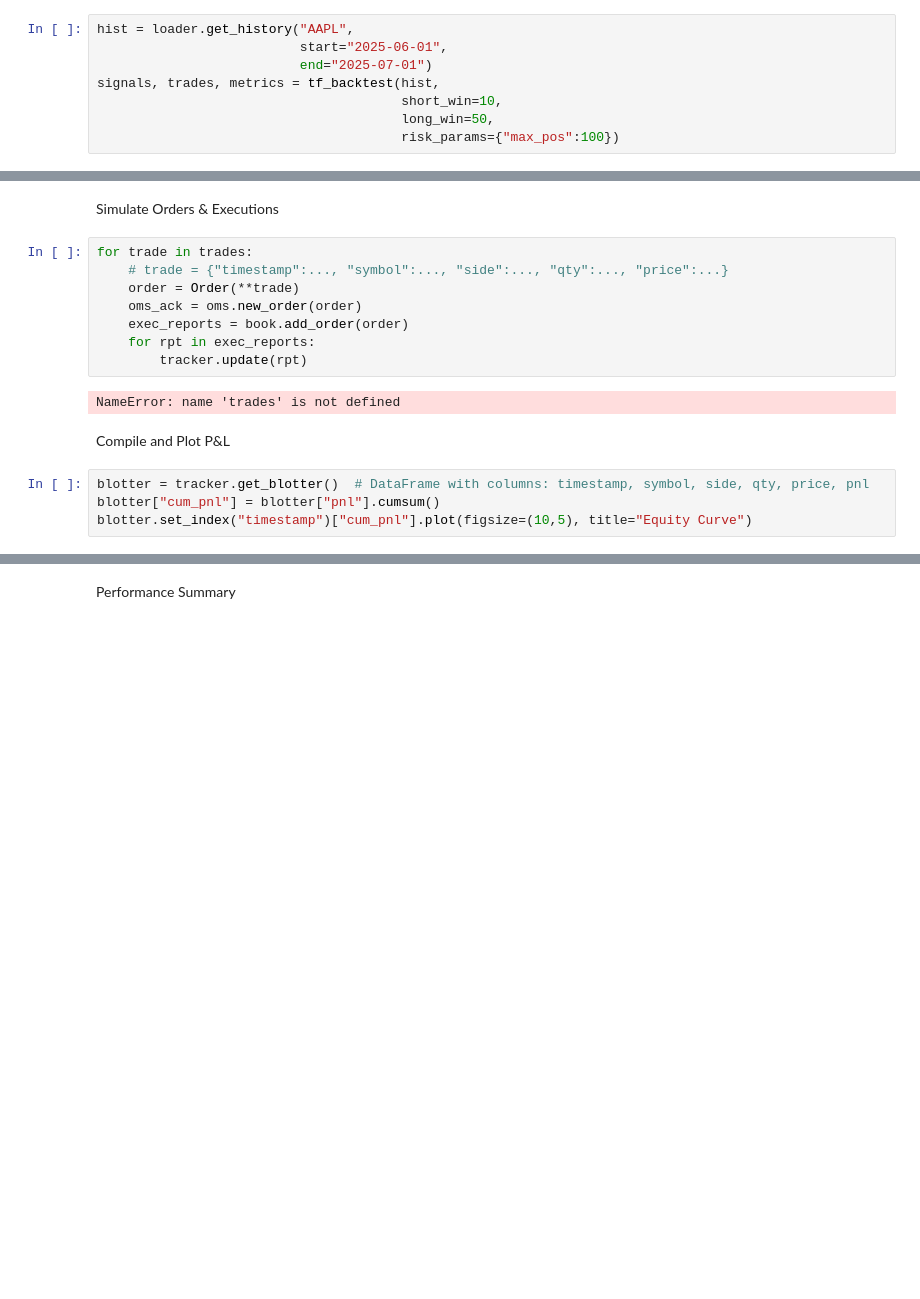
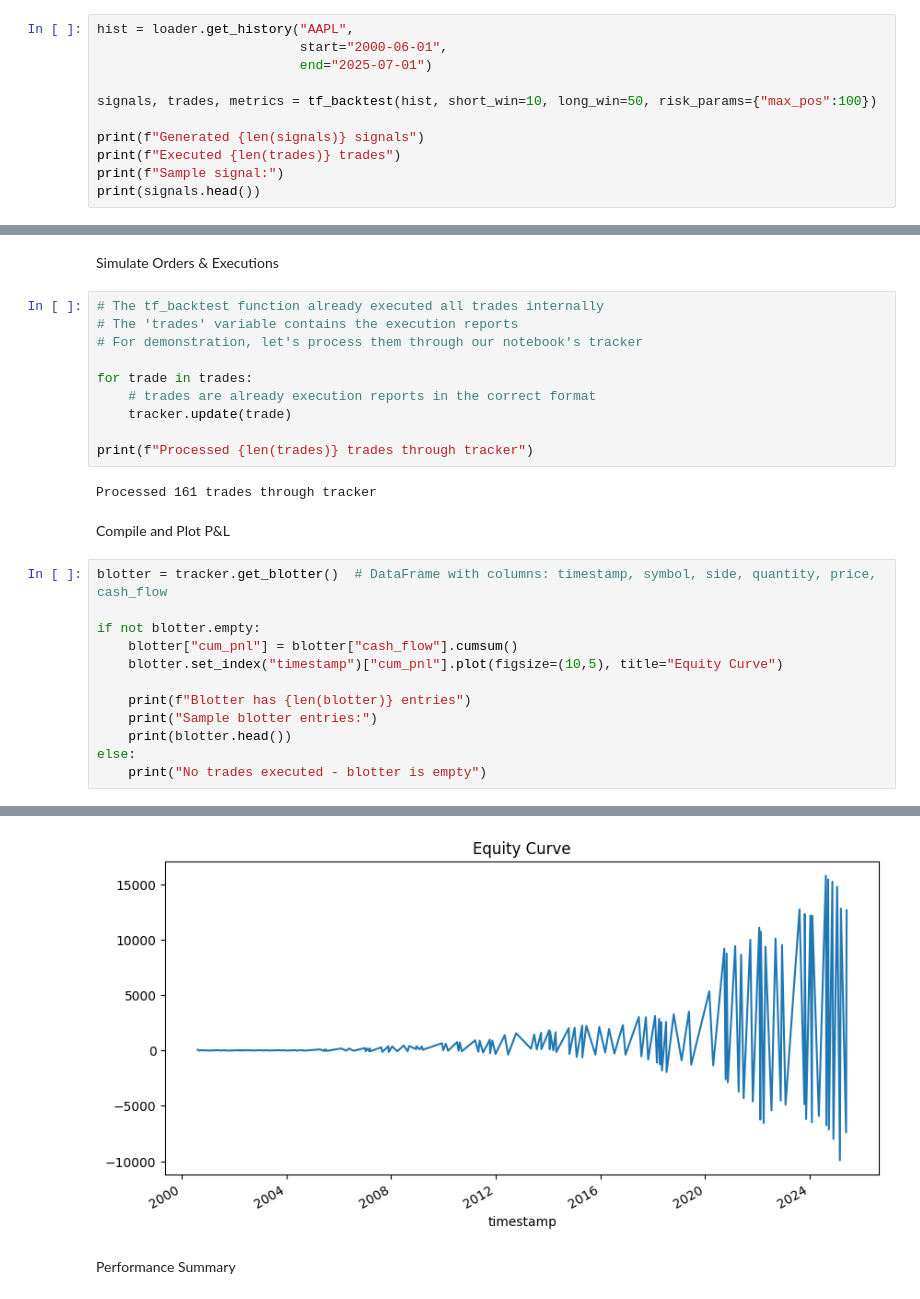
Before and after one commit to elliottgordon/finm-25000-p2-repository, a Jupyter notebook: Homework #5/simulation.ipynb, the cells around one changed output, grey strips where cells are left out. Saved outputs shown, nothing was run; the diff lists cells and outputs as text; blank space fills up the shorter version.

```diff
--- a/Homework #5/simulation.ipynb
+++ b/Homework #5/simulation.ipynb
@@ -17,10 +24,13 @@ book = LimitOrderBook("AAPL")
 Fetch Data & Generate Signals
 # %%
 hist = loader.get_history("AAPL",
-                          start="2025-06-01",
+                          start="2000-06-01",
                           end="2025-07-01")
-signals, trades, metrics = tf_backtest(hist,
-                                       short_win=10,
-                                       long_win=50,
-                                       risk_params={"max_pos":100})
+
+signals, trades, metrics = tf_backtest(hist, short_win=10, long_win=50, risk_params={"max_pos":100})
+
+print(f"Generated {len(signals)} signals")
+print(f"Executed {len(trades)} trades")
+print(f"Sample signal:")
+print(signals.head())
 # %% [output]
@@ -30,19 +57,29 @@ TypeError: run_backtest() got an unexpected keyword argument 'short_win'
 # %% [markdown]
 Simulate Orders & Executions
 # %%
+# The tf_backtest function already executed all trades internally
+# The 'trades' variable contains the execution reports
+# For demonstration, let's process them through our notebook's tracker
+
 for trade in trades:
-    # trade = {"timestamp":..., "symbol":..., "side":..., "qty":..., "price":...}
-    order = Order(**trade)
-    oms_ack = oms.new_order(order)
-    exec_reports = book.add_order(order)
-    for rpt in exec_reports:
-        tracker.update(rpt)
+    # trades are already execution reports in the correct format
+    tracker.update(trade)
+
+print(f"Processed {len(trades)} trades through tracker")
 # %% [output]
-NameError: name 'trades' is not defined
+Processed 161 trades through tracker
 # %% [markdown]
 Compile and Plot P&L
 # %%
-blotter = tracker.get_blotter()  # DataFrame with columns: timestamp, symbol, side, qty, price, pnl
-blotter["cum_pnl"] = blotter["pnl"].cumsum()
-blotter.set_index("timestamp")["cum_pnl"].plot(figsize=(10,5), title="Equity Curve")
+blotter = tracker.get_blotter()  # DataFrame with columns: timestamp, symbol, side, quantity, price, cash_flow
+
+if not blotter.empty:
+    blotter["cum_pnl"] = blotter["cash_flow"].cumsum()
+    blotter.set_index("timestamp")["cum_pnl"].plot(figsize=(10,5), title="Equity Curve")
+
+    print(f"Blotter has {len(blotter)} entries")
+    print("Sample blotter entries:")
+    print(blotter.head())
+else:
+    print("No trades executed - blotter is empty")
 # %% [output]
@@ -50,3 +101,4 @@ NameError: name 'tracker' is not defined
+[figure, added]
 # %% [markdown]
 Performance Summary
 # %%
```
Also changed, not shown: parts of 4 cells of this notebook, 2 other files.
